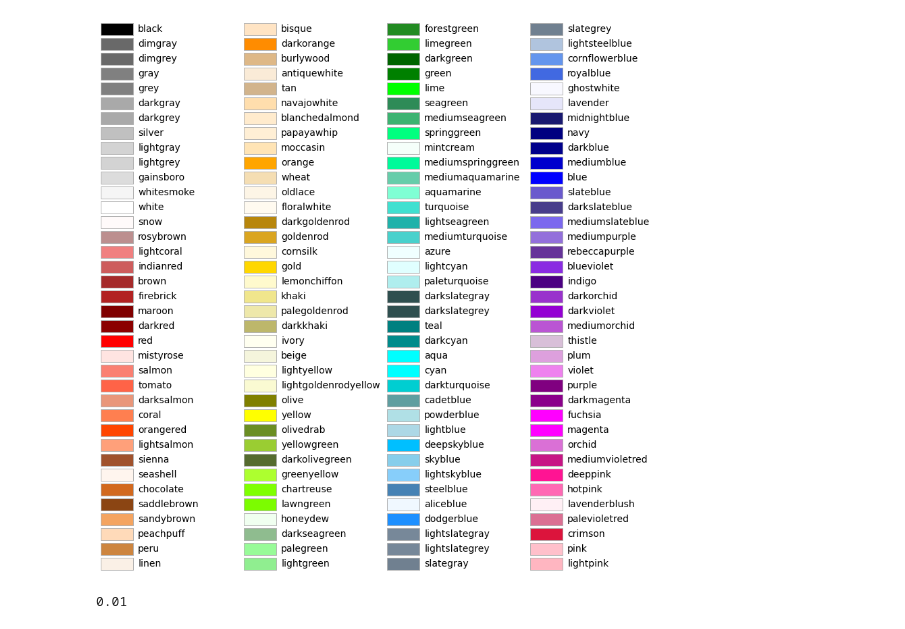
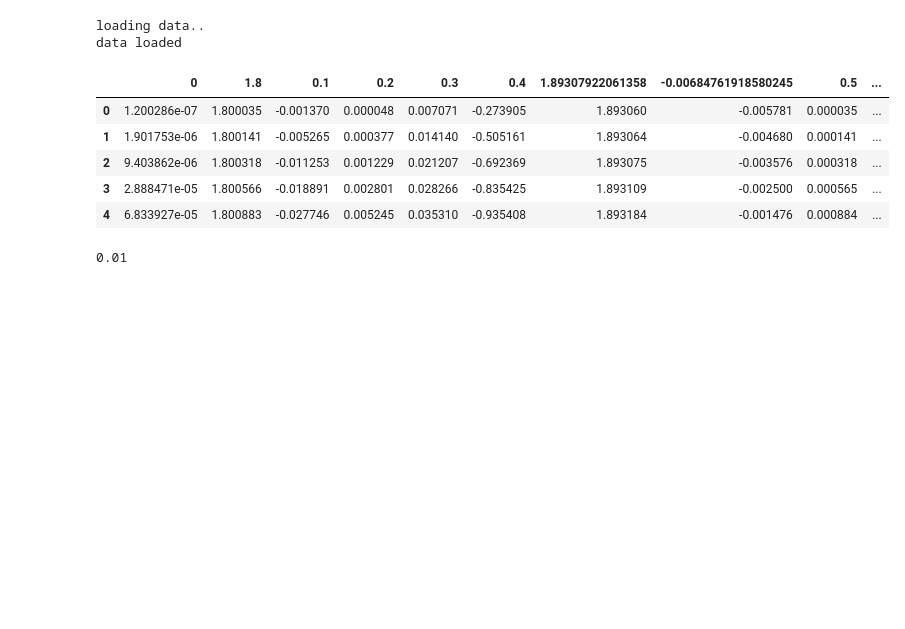
Before and after one commit to zmanaa/SINDY-DMD-Quadrotor, a Jupyter notebook: SINDY TRAINING/Sindy_training.ipynb, the cells around one changed output. Saved outputs shown, nothing was run; the diff lists cells and outputs as text; code cells hidden in the pictures; blank space fills up the shorter version.

```diff
--- a/SINDY TRAINING/Sindy_training.ipynb
+++ b/SINDY TRAINING/Sindy_training.ipynb
@@ -61,5 +20,0 @@ def plot_colortable(colors, *, ncols=4, sort_colors=True):
-# %%
-plot_colortable(mcolors.CSS4_COLORS)
-plt.show()
-# %% [output]
-[figure, removed]
@@ -66 +63,18 @@ plt.show()
+# %%
+# load data
+file_dir = '../DATA FOR SINDY/all_out.csv'
+df = load_data(file_dir)
+df.head()
+
+# organize data
+#t, y, z, phi, v, w, phi_dot, u1, u2, y_ref, z_ref = organize_data(df)
+# %% [output]
+loading data..
+data loaded
+|  | 0 | 1.8 | 0.1 | 0.2 | 0.3 | 0.4 | 1.89307922061358 | -0.00684761918580245 | 0.5 | ... |
+| 0 | 1.200286e-07 | 1.800035 | -0.001370 | 0.000048 | 0.007071 | -0.273905 | 1.893060 | -0.005781 | 0.000035 | ... |
+| 1 | 1.901753e-06 | 1.800141 | -0.005265 | 0.000377 | 0.014140 | -0.505161 | 1.893064 | -0.004680 | 0.000141 | ... |
+| 2 | 9.403862e-06 | 1.800318 | -0.011253 | 0.001229 | 0.021207 | -0.692369 | 1.893075 | -0.003576 | 0.000318 | ... |
+| 3 | 2.888471e-05 | 1.800566 | -0.018891 | 0.002801 | 0.028266 | -0.835425 | 1.893109 | -0.002500 | 0.000565 | ... |
+| 4 | 6.833927e-05 | 1.800883 | -0.027746 | 0.005245 | 0.035310 | -0.935408 | 1.893184 | -0.001476 | 0.000884 | ... |
 # %%
```
Also changed, not shown: parts of 35 cells of this notebook, 9 other files.
